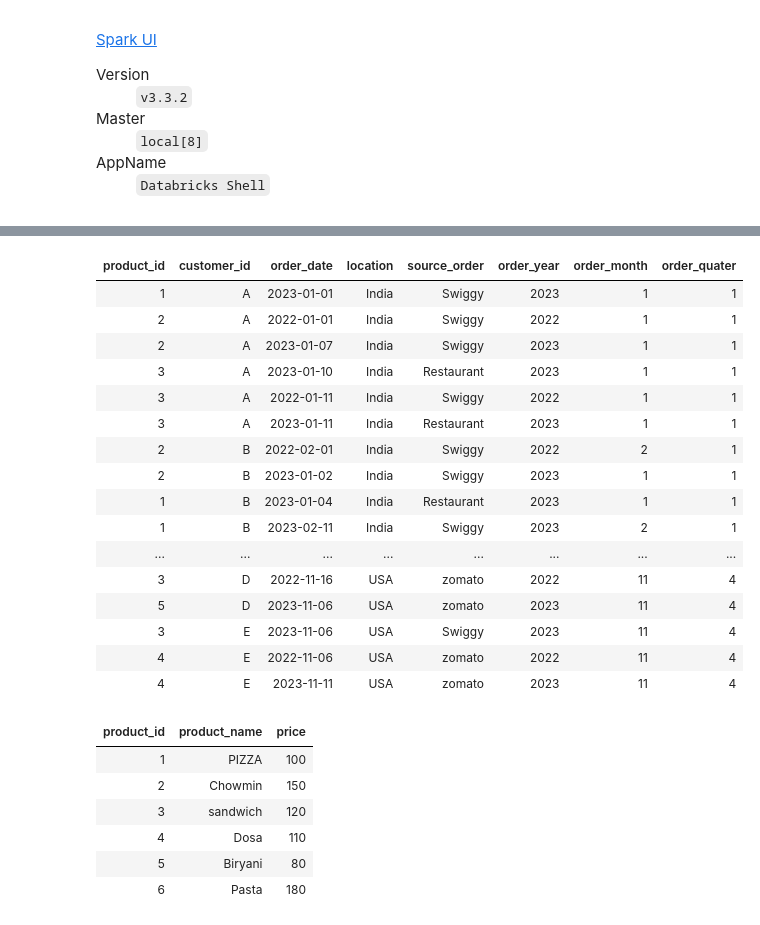
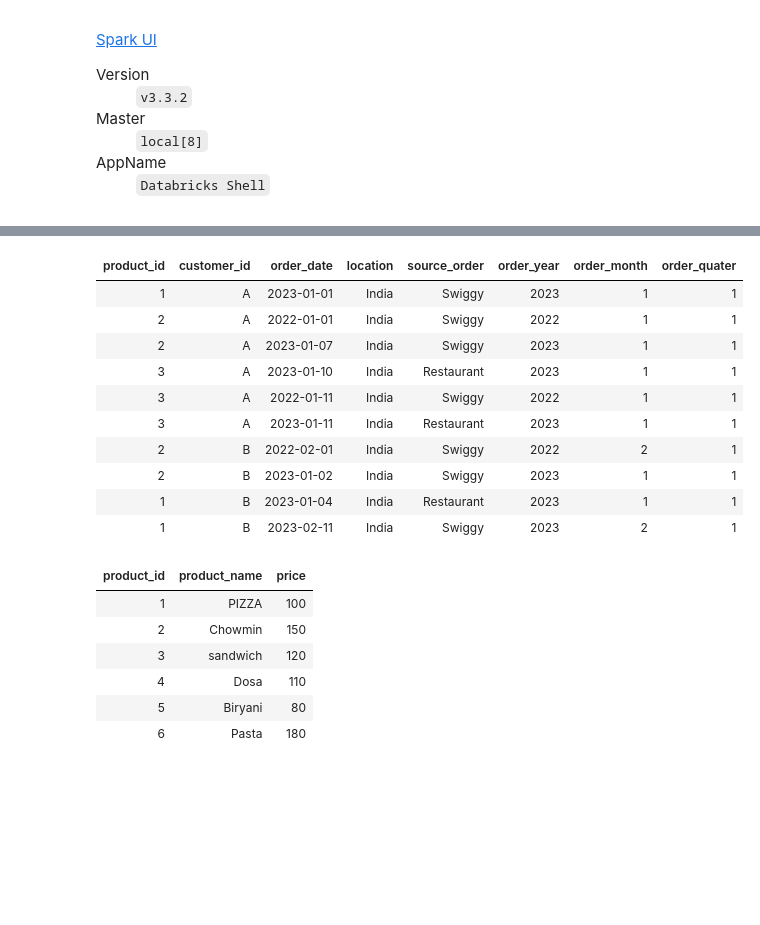
Before and after one commit to ataime365/sales-data-analysis-spark-databricks, a Jupyter notebook: customer-data-notebook.ipynb, the cells around one changed output, grey strips where cells are left out. Saved outputs shown, nothing was run; the diff lists cells and outputs as text; code cells hidden in the pictures; blank space fills up the shorter version.

Commit message:
Add Limit

```diff
--- a/customer-data-notebook.ipynb
+++ b/customer-data-notebook.ipynb
@@ -44,27 +38,21 @@ display(sales_df)
 # %%
 from pyspark.sql.functions import month, year, quarter
 
 sales_df = sales_df.withColumn("order_year", year(sales_df.order_date)).withColumn("order_month", month(sales_df.order_date))\
     .withColumn("order_quater", quarter(sales_df.order_date))
-display(sales_df)
+display(sales_df.limit(10))
 # %% [output]
 | product_id | customer_id | order_date | location | source_order | order_year | order_month | order_quater |
 | 1 | A | 2023-01-01 | India | Swiggy | 2023 | 1 | 1 |
 | 2 | A | 2022-01-01 | India | Swiggy | 2022 | 1 | 1 |
 | 2 | A | 2023-01-07 | India | Swiggy | 2023 | 1 | 1 |
 | 3 | A | 2023-01-10 | India | Restaurant | 2023 | 1 | 1 |
 | 3 | A | 2022-01-11 | India | Swiggy | 2022 | 1 | 1 |
 | 3 | A | 2023-01-11 | India | Restaurant | 2023 | 1 | 1 |
 | 2 | B | 2022-02-01 | India | Swiggy | 2022 | 2 | 1 |
 | 2 | B | 2023-01-02 | India | Swiggy | 2023 | 1 | 1 |
 | 1 | B | 2023-01-04 | India | Restaurant | 2023 | 1 | 1 |
 | 1 | B | 2023-02-11 | India | Swiggy | 2023 | 2 | 1 |
-| ... | ... | ... | ... | ... | ... | ... | ... |
-| 3 | D | 2022-11-16 | USA | zomato | 2022 | 11 | 4 |
-| 5 | D | 2023-11-06 | USA | zomato | 2023 | 11 | 4 |
-| 3 | E | 2023-11-06 | USA | Swiggy | 2023 | 11 | 4 |
-| 4 | E | 2022-11-06 | USA | zomato | 2022 | 11 | 4 |
-| 4 | E | 2023-11-11 | USA | zomato | 2023 | 11 | 4 |
 # %%
 menu_schema = StructType([
     StructField("product_id", IntegerType(), True), # StructField(name, datatype, nullable)
```
Also changed, not shown: parts of 1 cell of this notebook.
